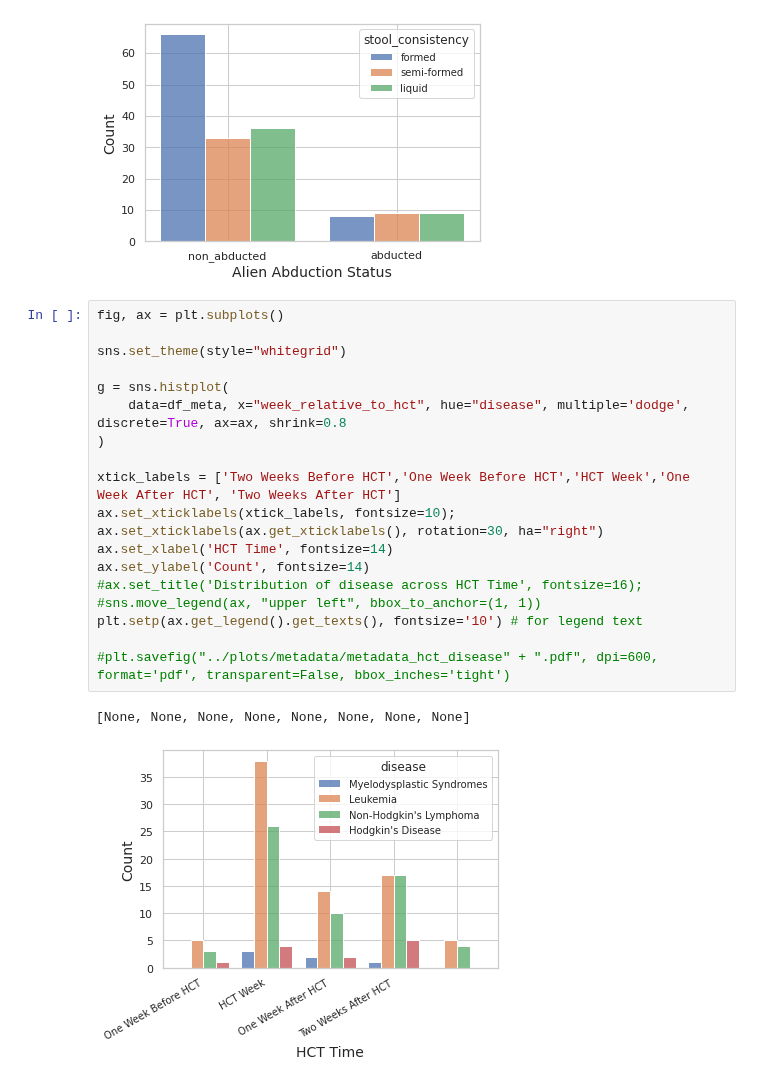
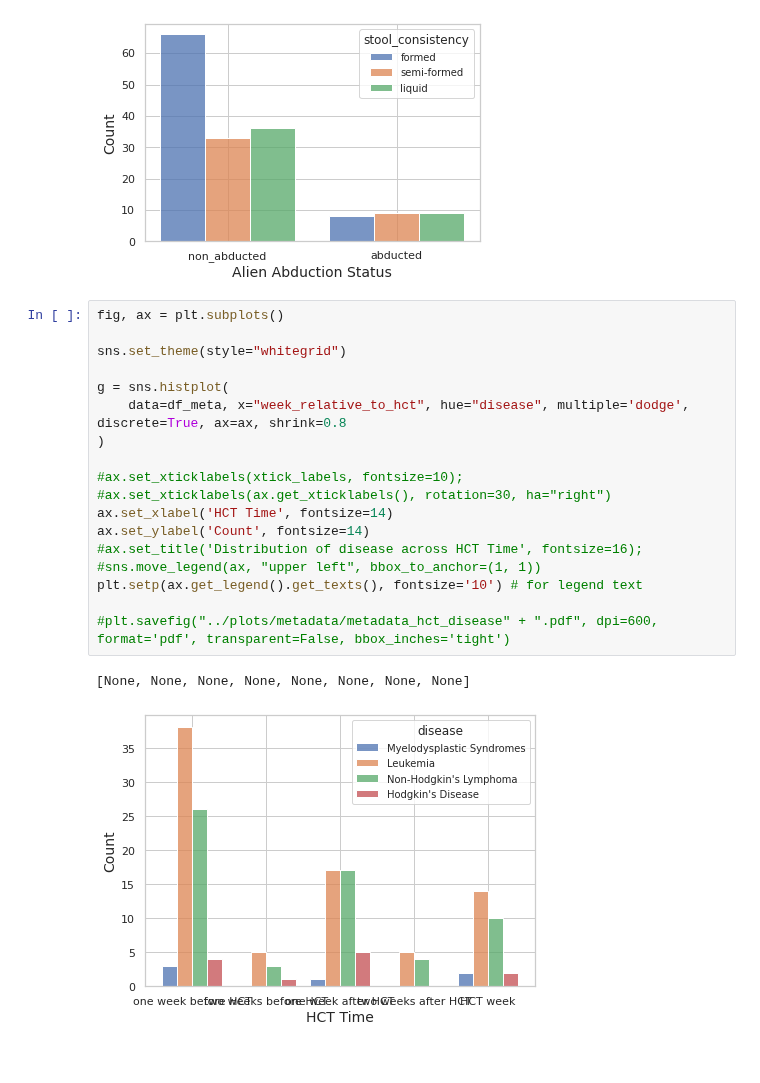
Before and after one commit to banucavlak/alien-cancer-cure, a Jupyter notebook: src-plots/metadata_plots.ipynb, the cells around one changed output. Saved outputs shown, nothing was run; the diff lists cells and outputs as text.

Commit message:
changed the last graph
The legends still need to be changed to time order. ex. week_relative_to_hct. The HCT time as x-axis also need to be reordered and relabelled.

```diff
--- a/src-plots/metadata_plots.ipynb
+++ b/src-plots/metadata_plots.ipynb
@@ -110,25 +110,24 @@ plt.savefig("../plots/metadata/metadata_stool_consistency" + ".pdf", dpi=600, fo
 # %%
 fig, ax = plt.subplots()
 
 sns.set_theme(style="whitegrid")
 
 g = sns.histplot(
     data=df_meta, x="week_relative_to_hct", hue="disease", multiple='dodge', discrete=True, ax=ax, shrink=0.8
 )
 
-xtick_labels = ['Two Weeks Before HCT','One Week Before HCT','HCT Week','One Week After HCT', 'Two Weeks After HCT']
-ax.set_xticklabels(xtick_labels, fontsize=10);
-ax.set_xticklabels(ax.get_xticklabels(), rotation=30, ha="right")
+#ax.set_xticklabels(xtick_labels, fontsize=10);
+#ax.set_xticklabels(ax.get_xticklabels(), rotation=30, ha="right")
 ax.set_xlabel('HCT Time', fontsize=14)
 ax.set_ylabel('Count', fontsize=14)
 #ax.set_title('Distribution of disease across HCT Time', fontsize=16);
 #sns.move_legend(ax, "upper left", bbox_to_anchor=(1, 1))
 plt.setp(ax.get_legend().get_texts(), fontsize='10') # for legend text
 
 #plt.savefig("../plots/metadata/metadata_hct_disease" + ".pdf", dpi=600, format='pdf', transparent=False, bbox_inches='tight')
 # %% [output]
 [None, None, None, None, None, None, None, None]
-[figure, old version]
+[figure, new version]
 # %%
 fig, ax = plt.subplots()
 
```
Also changed, not shown: parts of 3 cells of this notebook.
